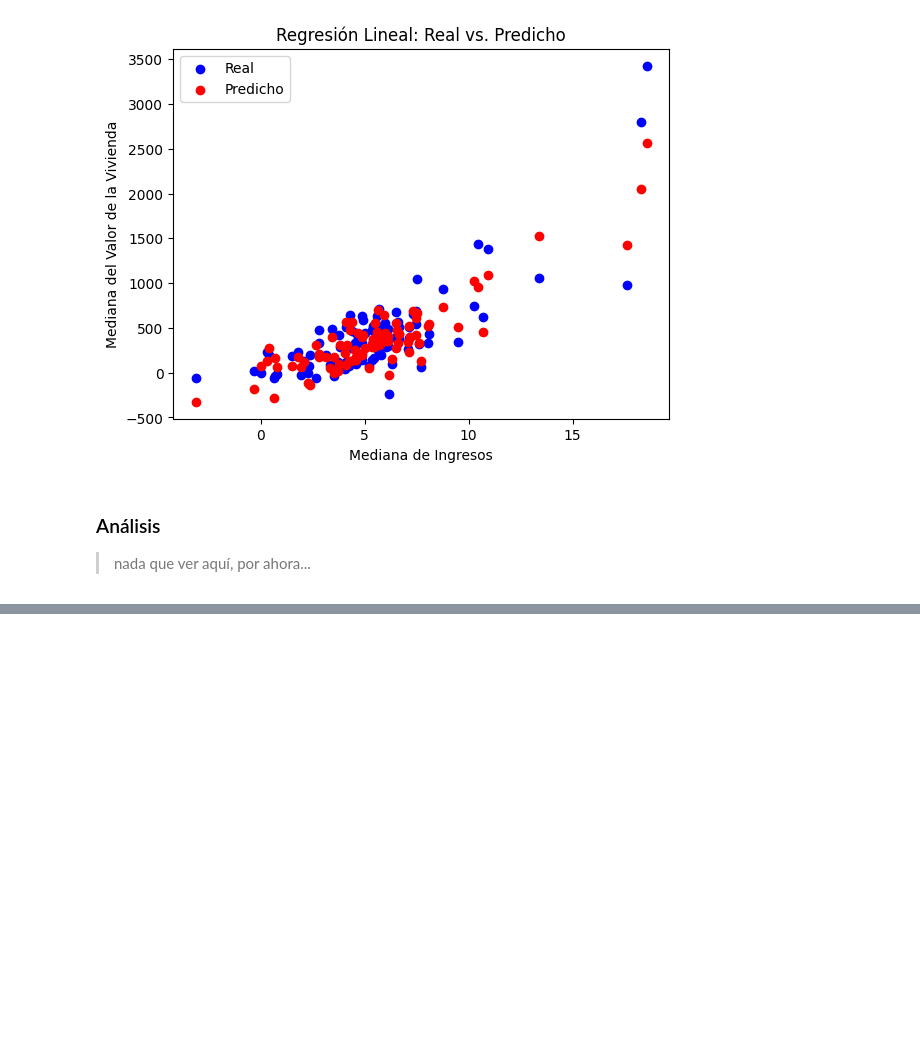
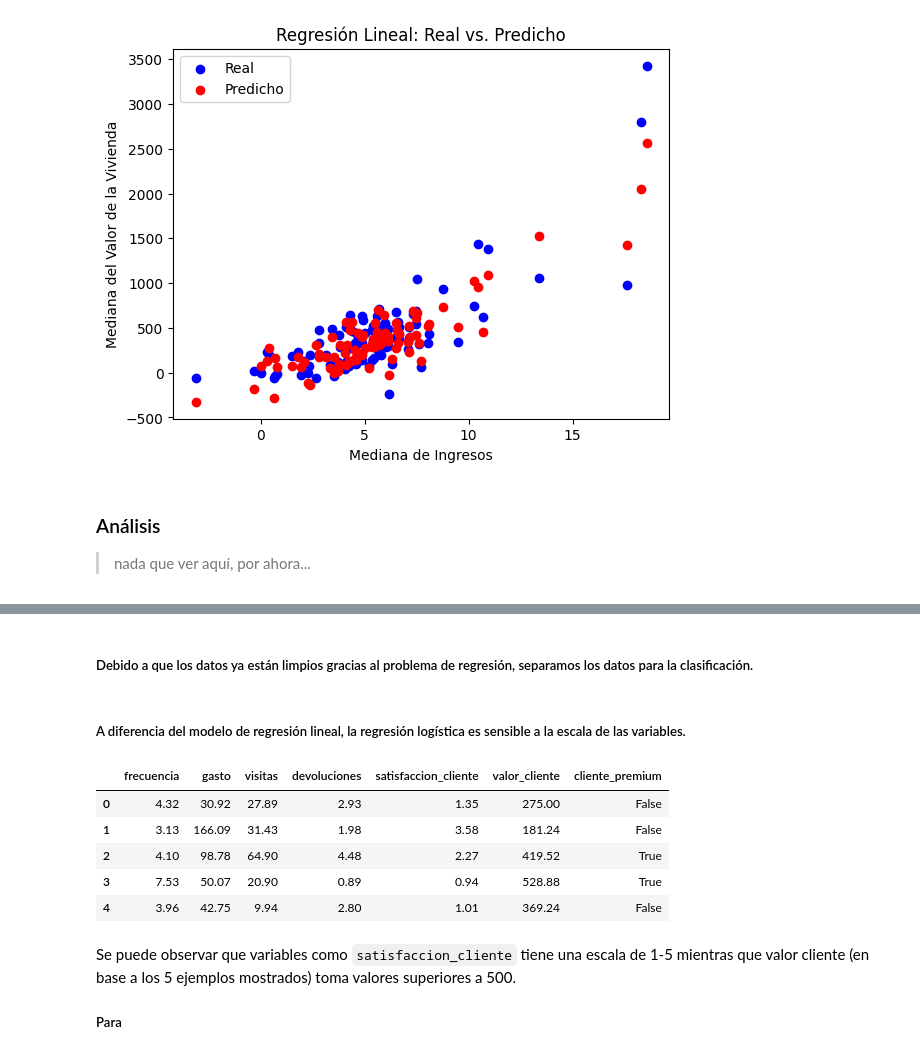
Before and after one commit to shyupss/LM-regression-classification, a Jupyter notebook: ML-regression-classification.ipynb, the cells around one changed output, grey strips where cells are left out. Drawn from its saved outputs; the diff is of its cells as text; code cells hidden in the pictures; blank space fills up the shorter version.

Commit message:
progreso clasificación

```diff
--- a/ML-regression-classification.ipynb
+++ b/ML-regression-classification.ipynb
@@ -160,3 +164,5 @@ from sklearn.preprocessing import StandardScaler
 
 # Visualización del árbol de decisión
 from sklearn.tree import plot_tree
+# %% [markdown]
+##### Debido a que los datos ya están limpios gracias al problema de regresión, separamos los datos para la clasificación.
@@ -162,0 +179,15 @@ from sklearn.tree import plot_tree
+# %% [markdown]
+##### A diferencia del modelo de regresión lineal, la regresión logística es sensible a la escala de las variables.
+# %%
+data.head(5)
+# %% [output]
+|  | frecuencia | gasto | visitas | devoluciones | satisfaccion_cliente | valor_cliente | cliente_premium |
+| 0 | 4.32 | 30.92 | 27.89 | 2.93 | 1.35 | 275.00 | False |
+| 1 | 3.13 | 166.09 | 31.43 | 1.98 | 3.58 | 181.24 | False |
+| 2 | 4.10 | 98.78 | 64.90 | 4.48 | 2.27 | 419.52 | True |
+| 3 | 7.53 | 50.07 | 20.90 | 0.89 | 0.94 | 528.88 | True |
+| 4 | 3.96 | 42.75 | 9.94 | 2.80 | 1.01 | 369.24 | False |
+# %% [markdown]
+Se puede observar que variables como `satisfaccion_cliente` tiene una escala de 1-5 mientras que valor cliente (en base a los 5 ejemplos mostrados) toma valores superiores a 500.
+
+##### Para
```
Also changed, not shown: parts of 3 cells of this notebook.
